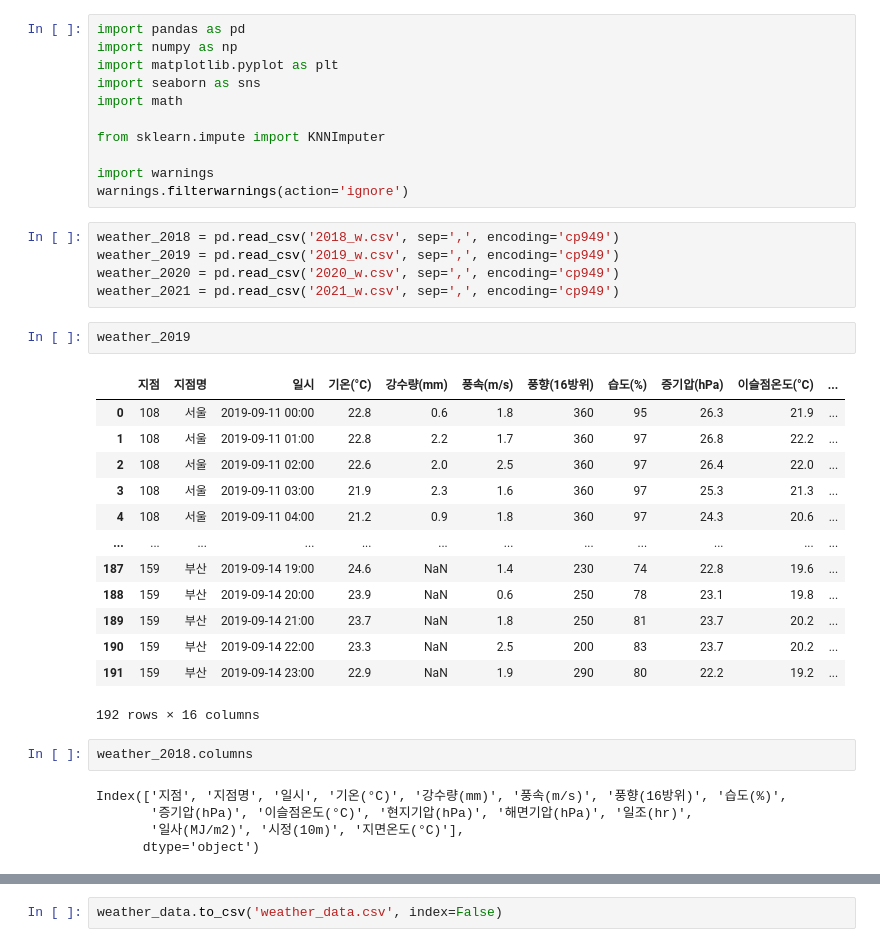
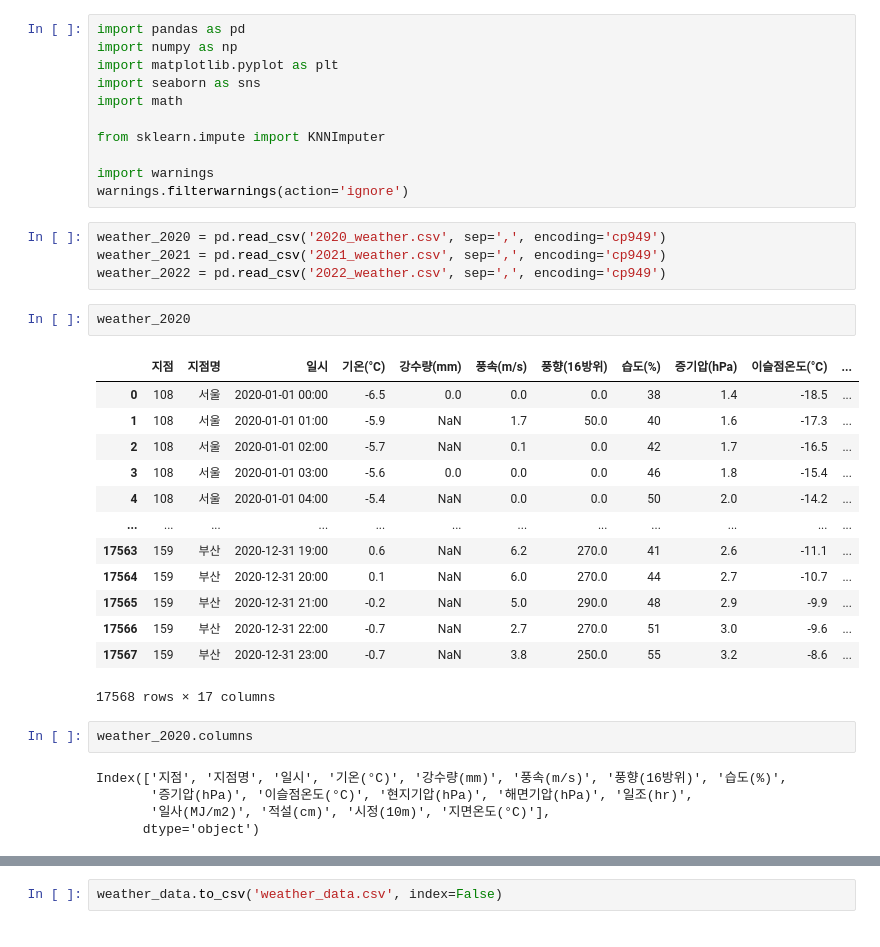
Before and after one commit to majh02/-, a Jupyter notebook: 1) 데이터읽기.ipynb, the cells around one changed output, grey strips where cells are left out. Drawn from its saved outputs; the diff is of its cells as text.

```diff
--- a/1) 데이터읽기.ipynb
+++ b/1) 데이터읽기.ipynb
@@ -10,32 +10,31 @@ from sklearn.impute import KNNImputer
 import warnings
 warnings.filterwarnings(action='ignore')
 # %%
-weather_2018 = pd.read_csv('2018_w.csv', sep=',', encoding='cp949')
-weather_2019 = pd.read_csv('2019_w.csv', sep=',', encoding='cp949')
-weather_2020 = pd.read_csv('2020_w.csv', sep=',', encoding='cp949')
-weather_2021 = pd.read_csv('2021_w.csv', sep=',', encoding='cp949')
+weather_2020 = pd.read_csv('2020_weather.csv', sep=',', encoding='cp949')
+weather_2021 = pd.read_csv('2021_weather.csv', sep=',', encoding='cp949')
+weather_2022 = pd.read_csv('2022_weather.csv', sep=',', encoding='cp949')
-# %%
-weather_2019
-# %% [output]
-|  | 지점 | 지점명 | 일시 | 기온(°C) | 강수량(mm) | 풍속(m/s) | 풍향(16방위) | 습도(%) | 증기압(hPa) | 이슬점온도(°C) | ... |
-| 0 | 108 | 서울 | 2019-09-11 00:00 | 22.8 | 0.6 | 1.8 | 360 | 95 | 26.3 | 21.9 | ... |
-| 1 | 108 | 서울 | 2019-09-11 01:00 | 22.8 | 2.2 | 1.7 | 360 | 97 | 26.8 | 22.2 | ... |
-| 2 | 108 | 서울 | 2019-09-11 02:00 | 22.6 | 2.0 | 2.5 | 360 | 97 | 26.4 | 22.0 | ... |
-| 3 | 108 | 서울 | 2019-09-11 03:00 | 21.9 | 2.3 | 1.6 | 360 | 97 | 25.3 | 21.3 | ... |
-| 4 | 108 | 서울 | 2019-09-11 04:00 | 21.2 | 0.9 | 1.8 | 360 | 97 | 24.3 | 20.6 | ... |
-| ... | ... | ... | ... | ... | ... | ... | ... | ... | ... | ... | ... |
-| 187 | 159 | 부산 | 2019-09-14 19:00 | 24.6 | NaN | 1.4 | 230 | 74 | 22.8 | 19.6 | ... |
-| 188 | 159 | 부산 | 2019-09-14 20:00 | 23.9 | NaN | 0.6 | 250 | 78 | 23.1 | 19.8 | ... |
-| 189 | 159 | 부산 | 2019-09-14 21:00 | 23.7 | NaN | 1.8 | 250 | 81 | 23.7 | 20.2 | ... |
-| 190 | 159 | 부산 | 2019-09-14 22:00 | 23.3 | NaN | 2.5 | 200 | 83 | 23.7 | 20.2 | ... |
-| 191 | 159 | 부산 | 2019-09-14 23:00 | 22.9 | NaN | 1.9 | 290 | 80 | 22.2 | 19.2 | ... |
-192 rows × 16 columns
+# %%
+weather_2020
+# %% [output]
+|  | 지점 | 지점명 | 일시 | 기온(°C) | 강수량(mm) | 풍속(m/s) | 풍향(16방위) | 습도(%) | 증기압(hPa) | 이슬점온도(°C) | ... |
+| 0 | 108 | 서울 | 2020-01-01 00:00 | -6.5 | 0.0 | 0.0 | 0.0 | 38 | 1.4 | -18.5 | ... |
+| 1 | 108 | 서울 | 2020-01-01 01:00 | -5.9 | NaN | 1.7 | 50.0 | 40 | 1.6 | -17.3 | ... |
+| 2 | 108 | 서울 | 2020-01-01 02:00 | -5.7 | NaN | 0.1 | 0.0 | 42 | 1.7 | -16.5 | ... |
+| 3 | 108 | 서울 | 2020-01-01 03:00 | -5.6 | 0.0 | 0.0 | 0.0 | 46 | 1.8 | -15.4 | ... |
+| 4 | 108 | 서울 | 2020-01-01 04:00 | -5.4 | NaN | 0.0 | 0.0 | 50 | 2.0 | -14.2 | ... |
+| ... | ... | ... | ... | ... | ... | ... | ... | ... | ... | ... | ... |
+| 17563 | 159 | 부산 | 2020-12-31 19:00 | 0.6 | NaN | 6.2 | 270.0 | 41 | 2.6 | -11.1 | ... |
+| 17564 | 159 | 부산 | 2020-12-31 20:00 | 0.1 | NaN | 6.0 | 270.0 | 44 | 2.7 | -10.7 | ... |
+| 17565 | 159 | 부산 | 2020-12-31 21:00 | -0.2 | NaN | 5.0 | 290.0 | 48 | 2.9 | -9.9 | ... |
+| 17566 | 159 | 부산 | 2020-12-31 22:00 | -0.7 | NaN | 2.7 | 270.0 | 51 | 3.0 | -9.6 | ... |
+| 17567 | 159 | 부산 | 2020-12-31 23:00 | -0.7 | NaN | 3.8 | 250.0 | 55 | 3.2 | -8.6 | ... |
+17568 rows × 17 columns
 # %%
-weather_2018.columns
+weather_2020.columns
 # %% [output]
 Index(['지점', '지점명', '일시', '기온(°C)', '강수량(mm)', '풍속(m/s)', '풍향(16방위)', '습도(%)',
        '증기압(hPa)', '이슬점온도(°C)', '현지기압(hPa)', '해면기압(hPa)', '일조(hr)',
-       '일사(MJ/m2)', '시정(10m)', '지면온도(°C)'],
+       '일사(MJ/m2)', '적설(cm)', '시정(10m)', '지면온도(°C)'],
       dtype='object')
 # %%
 busan_cols = []
```
Also changed, not shown: parts of 69 cells of this notebook, 9 other files.
